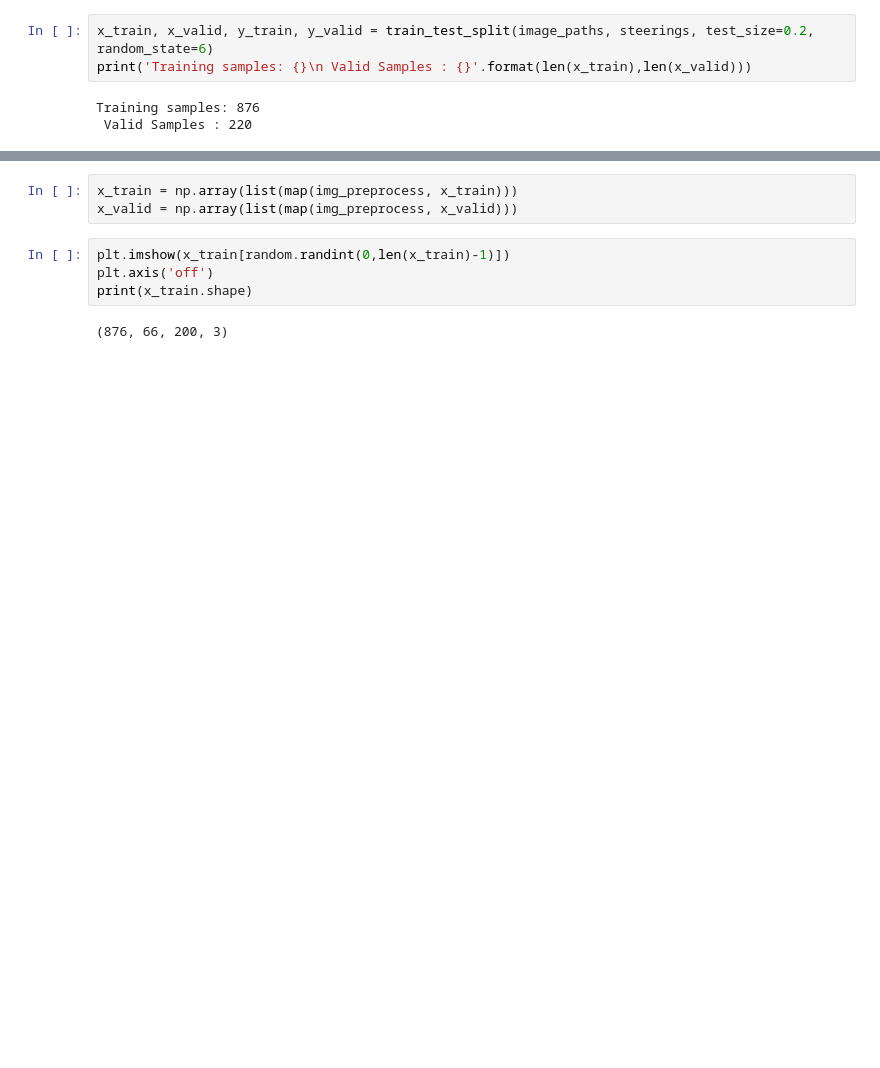
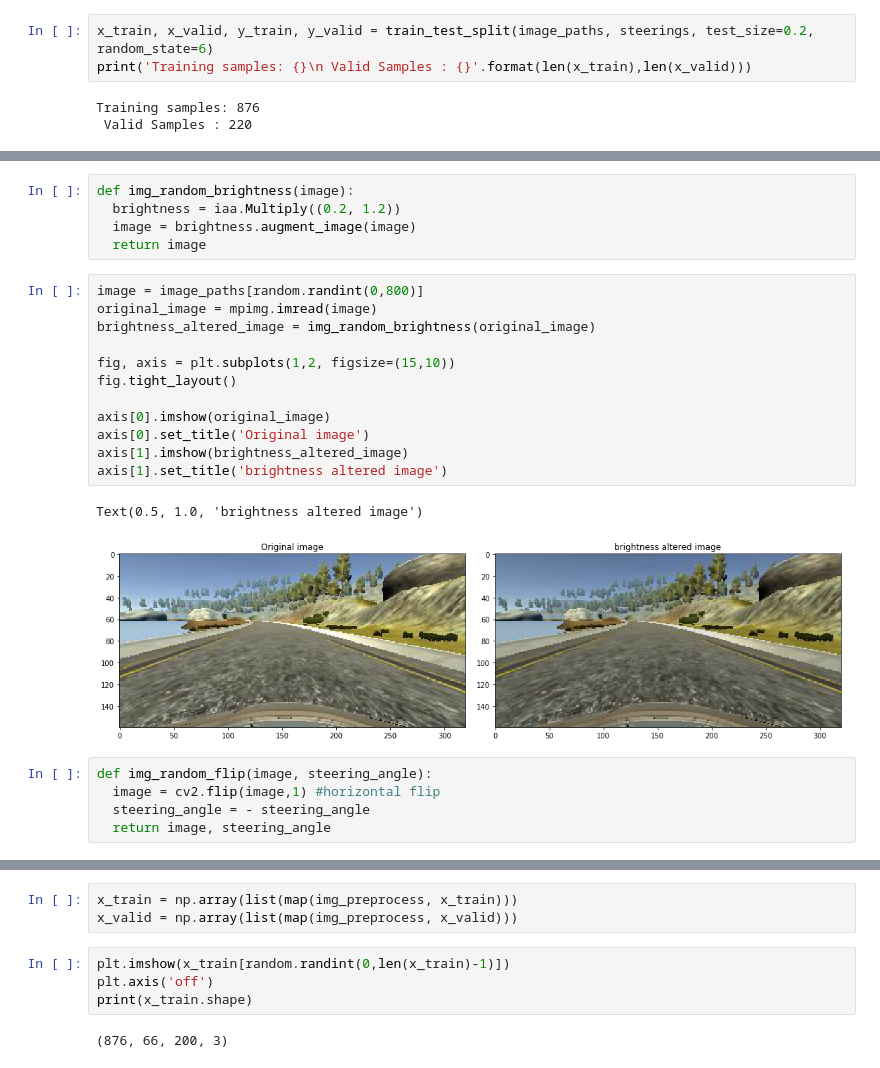
Before and after one commit to Rojan116/Track, a Jupyter notebook: Behavioral_cloning.ipynb, the cells around one changed output, grey strips where cells are left out. Cells and saved outputs as stored; diff of their text form; blank space fills up the shorter version.

```diff
--- a/Behavioral_cloning.ipynb
+++ b/Behavioral_cloning.ipynb
@@ -130,0 +190,25 @@ Text(0.5, 1.0, 'Validation  set')
+# %%
+def img_random_brightness(image):
+  brightness = iaa.Multiply((0.2, 1.2))
+  image = brightness.augment_image(image)
+  return image
+# %%
+image = image_paths[random.randint(0,800)]
+original_image = mpimg.imread(image)
+brightness_altered_image = img_random_brightness(original_image)
+
+fig, axis = plt.subplots(1,2, figsize=(15,10))
+fig.tight_layout()
+
+axis[0].imshow(original_image)
+axis[0].set_title('Original image')
+axis[1].imshow(brightness_altered_image)
+axis[1].set_title('brightness altered image')
+# %% [output]
+Text(0.5, 1.0, 'brightness altered image')
+[figure, added]
+# %%
+def img_random_flip(image, steering_angle):
+  image = cv2.flip(image,1) #horizontal flip
+  steering_angle = - steering_angle
+  return image, steering_angle
```
Also changed, not shown: parts of 20 cells of this notebook.
